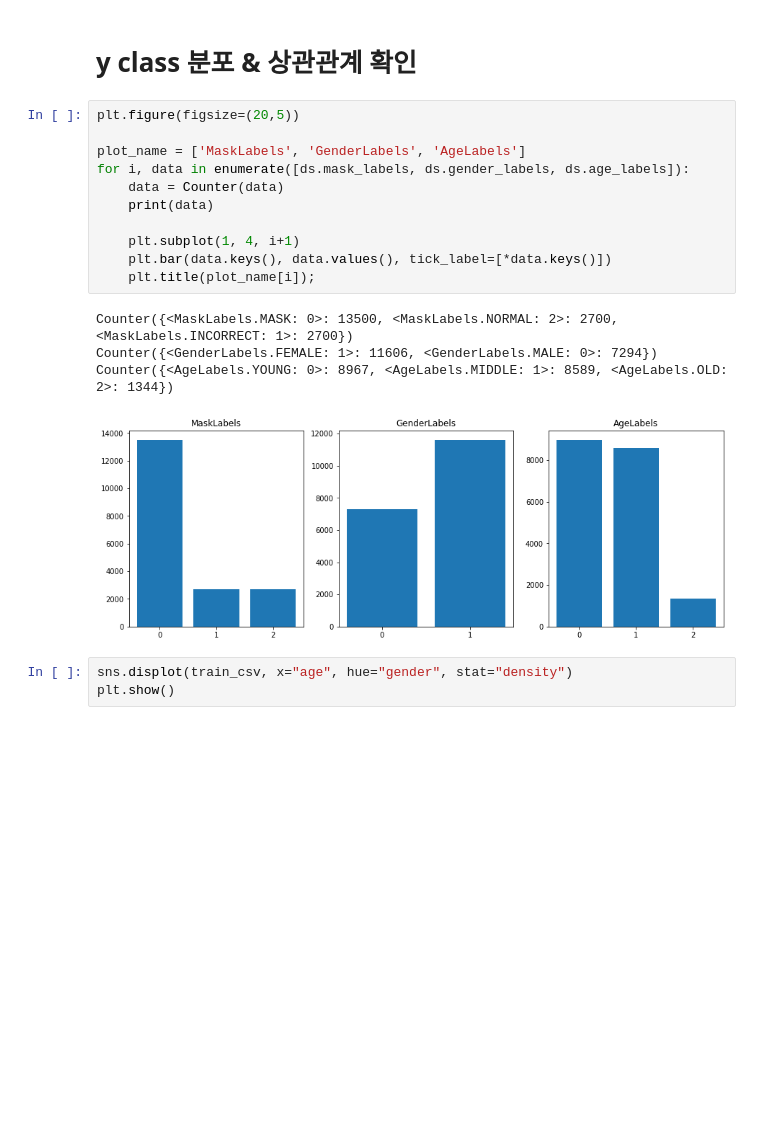
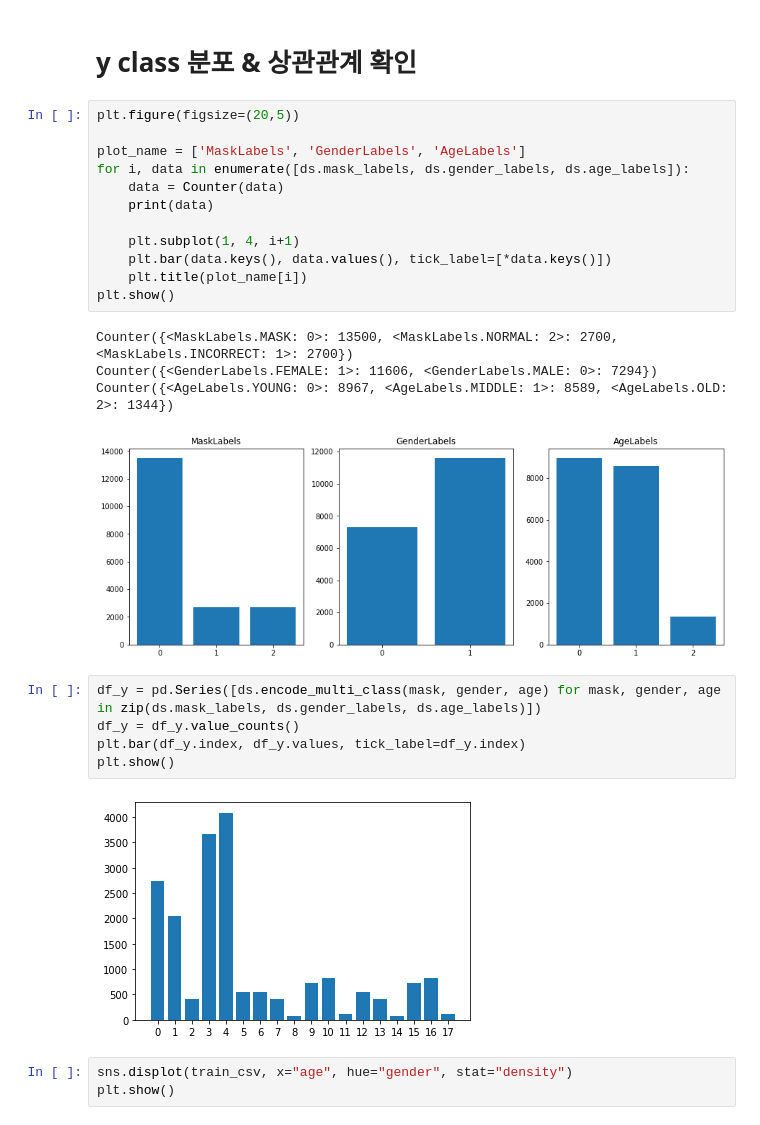
Before and after one commit to Junejae/level1-image-classification-level1-nlp-06, a Jupyter notebook: special_mission/hyunah/sample_submission.ipynb, the cells around one changed output. Cells and saved outputs as stored; diff of their text form; blank space fills up the shorter version.

```diff
--- a/special_mission/hyunah/sample_submission.ipynb
+++ b/special_mission/hyunah/sample_submission.ipynb
@@ -94,12 +102,20 @@ for i, data in enumerate([ds.mask_labels, ds.gender_labels, ds.age_labels]):
 
     plt.subplot(1, 4, i+1)
     plt.bar(data.keys(), data.values(), tick_label=[*data.keys()])
-    plt.title(plot_name[i]);
+    plt.title(plot_name[i])
+plt.show()
 # %% [output]
 Counter({<MaskLabels.MASK: 0>: 13500, <MaskLabels.NORMAL: 2>: 2700, <MaskLabels.INCORRECT: 1>: 2700})
 Counter({<GenderLabels.FEMALE: 1>: 11606, <GenderLabels.MALE: 0>: 7294})
 Counter({<AgeLabels.YOUNG: 0>: 8967, <AgeLabels.MIDDLE: 1>: 8589, <AgeLabels.OLD: 2>: 1344})
 [figure]
+# %%
+df_y = pd.Series([ds.encode_multi_class(mask, gender, age) for mask, gender, age in zip(ds.mask_labels, ds.gender_labels, ds.age_labels)])
+df_y = df_y.value_counts()
+plt.bar(df_y.index, df_y.values, tick_label=df_y.index)
+plt.show()
+# %% [output]
+[figure, added]
 # %%
 sns.displot(train_csv, x="age", hue="gender", stat="density")
 plt.show()
```
Also changed, not shown: parts of 21 cells of this notebook, 1 other file.
